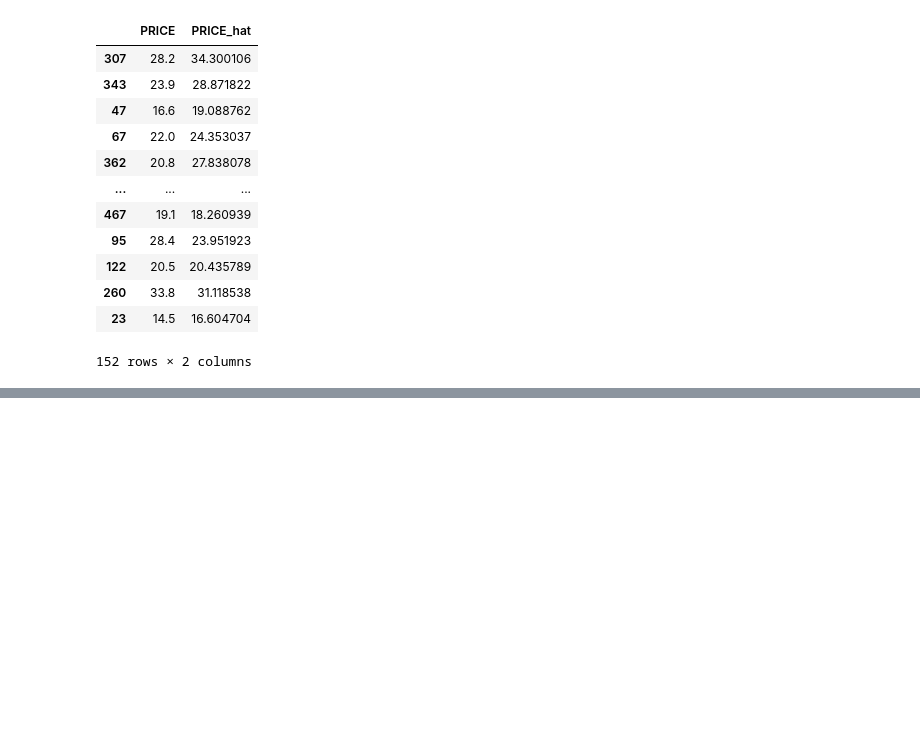
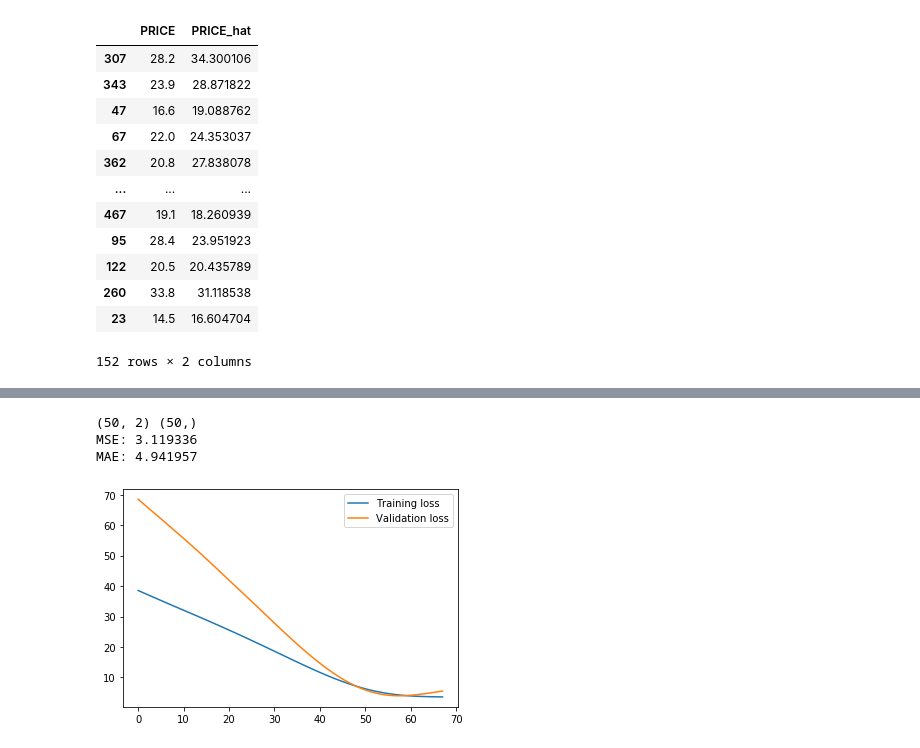
Before and after one commit to sakerajunior/ptpjb, a Jupyter notebook: 13 Pendahuluan Deep Learning.ipynb, the cells around one changed output, grey strips where cells are left out. Saved outputs shown, nothing was run; the diff lists cells and outputs as text; code cells hidden in the pictures; blank space fills up the shorter version.

Commit message:
edit modul neural network - 2

```diff
--- a/13 Pendahuluan Deep Learning.ipynb
+++ b/13 Pendahuluan Deep Learning.ipynb
@@ -220,0 +250,80 @@ hasil
+# %%
+# Jawaban
+
+
+%matplotlib inline
+import matplotlib.pyplot as plt
+import seaborn as sns
+import numpy as np
+import pandas as pd
+import keras
+from keras import models
+from keras import layers
+from keras import optimizers
+from keras.models import Sequential
+from keras.layers import Dense
+from sklearn.model_selection import train_test_split
+from sklearn.preprocessing import StandardScaler
+
+# Load DataFile CSV
+
+df = pd.read_csv('https://raw.githubusercontent.com/taudata-indonesia/eLearning/master/data/iklan.csv')
+df.head()
+
+X = df.drop(columns=['No','Laba'])
+y = df['Laba']
+
+# Check the shape of training data
+print(X.shape,y.shape)
+
+# Create training and test split
+X_train, X_test, y_train, y_test = train_test_split(X, y, test_size=0.3, random_state=1)
+
+from sklearn.preprocessing import StandardScaler
+scaler = StandardScaler()
+scaler.fit(X_train)
+
+X_train_scaled = scaler.transform(X_train)
+X_test_scaled = scaler.transform(X_test)
+
+# Set up the network
+
+model = Sequential()
+model.add(Dense(50, input_dim=2, activation='relu'))    # First Hidden Layer with relu activation function
+model.add(Dense(100, activation='relu'))                   # Second Hidden Layer with relu activation function
+model.add(Dense(1, activation='linear'))                   # Output Layer without or linear activation function
+
+# Configure the network with optimizer and loss function
+
+model.compile(optimizer='adam', loss='mse', metrics=['mae'])
+
+# fit the model
+early_stop = keras.callbacks.EarlyStopping(monitor='val_loss', patience=10)
+
+history = model.fit(X_train_scaled, y_train,
+                    epochs=1000,
+                    validation_split=0.1, verbose=0,
+                    callbacks=[early_stop])
+
+
+
+plt.plot(history.history['loss'], label='Training loss')
+plt.plot(history.history['val_loss'], label='Validation loss')
+plt.legend()
+
+# Mean Squared Error (MSE) test data
+from sklearn.metrics import mean_squared_error as mse
+
+y_pred = model.predict(X_test_scaled)
+mse = mse(y_test, y_pred)
+
+# Mean Absolute Error (MAE) test data
+mae = np.mean(np.abs(y_test-y_pred[0]))
+
+print('MSE: %f' % mse)
+print('MAE: %f' % mae)
+# %% [output]
+(50, 2) (50,)
+MSE: 3.119336
+MAE: 4.941957
+[figure, added]
```
Also changed, not shown: parts of 7 cells of this notebook.
